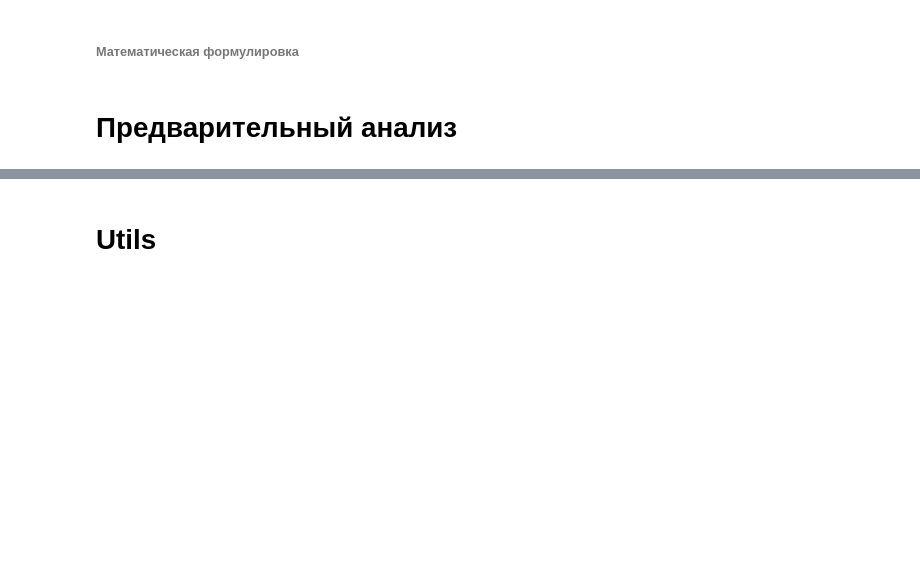
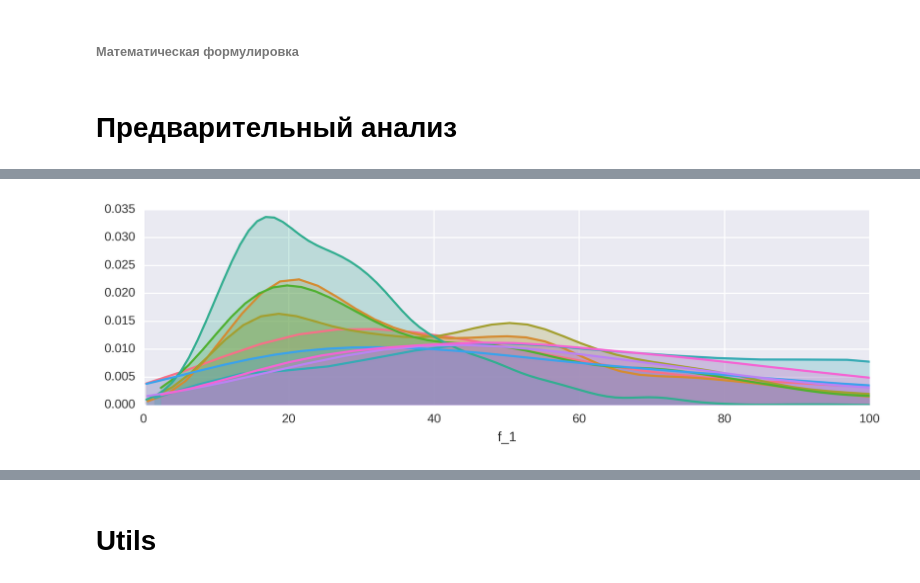
Before and after one commit to Egor-Krivov/ml, a Jupyter notebook: product_classification/models.ipynb, the cells around one changed output, grey strips where cells are left out. Cells and saved outputs as stored; diff of their text form; code cells hidden in the pictures; blank space fills up the shorter version.

```diff
--- a/product_classification/models.ipynb
+++ b/product_classification/models.ipynb
@@ -16,12 +20,12 @@ from sklearn import feature_extraction, preprocessing
 # %%
 data = pd.read_csv('train.csv')
+data = data.drop(['id'], axis=1)
+
+data_for_X = data.drop(['target'], axis=1)
+
 y = data.target.values
-dataForX = data.copy().drop(['id', 'target'], axis=1)
-
-# features
-tfidf = feature_extraction.text.TfidfTransformer()
-X = tfidf.fit_transform(dataForX).toarray()
-
-# labels
 lbl_enc = preprocessing.LabelEncoder()
 y = lbl_enc.fit_transform(y)
+data.target = y
+
+data.head()
@@ -27,0 +40,10 @@ y = lbl_enc.fit_transform(y)
+# %%
+research = data.copy()
+raw_X = data_for_X.values
+# %%
+research['f_1'] = np.sum(raw_X, axis=1)
+fg = sns.FacetGrid(research, hue="target", aspect=3)
+fg.map(sns.kdeplot, "f_1", shade=True)
+fg.set(xlim=(0, 100));
+# %% [output]
+[figure, added]
```
Also changed, not shown: parts of 72 cells of this notebook, 2 other files.
